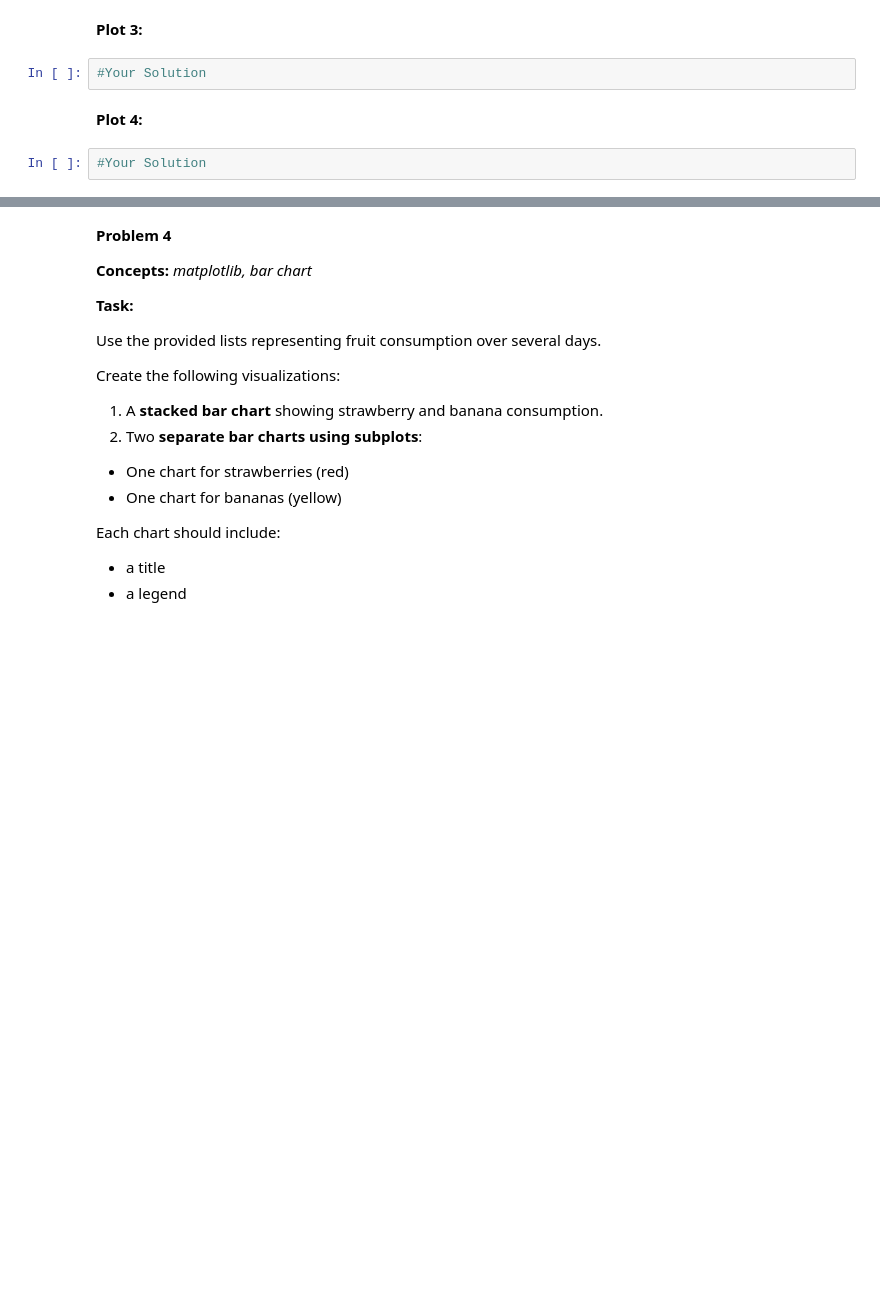
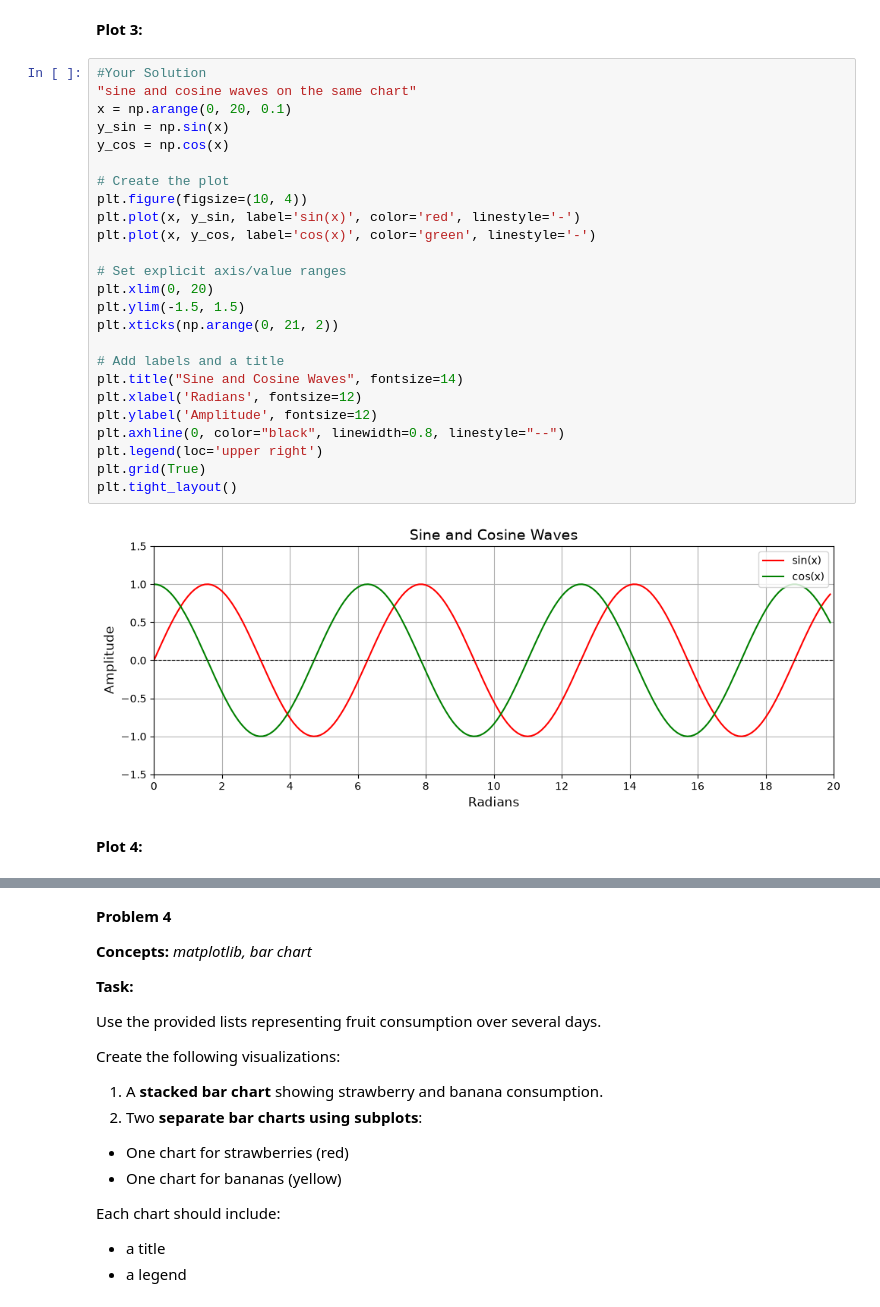
Before and after one commit to SerenaLim86/dx602-homework, a Jupyter notebook: week-09/homework.ipynb, the cells around one changed output, grey strips where cells are left out. Cells and saved outputs as stored; diff of their text form; blank space fills up the shorter version.

```diff
--- a/week-09/homework.ipynb
+++ b/week-09/homework.ipynb
@@ -138,8 +243,31 @@ Each chart should include a **title**, and the combined chart should include a *
 # %% [markdown]
 **Plot 3:**
-# %%
-#Your Solution
+# %%
+#Your Solution
+"sine and cosine waves on the same chart"
+x = np.arange(0, 20, 0.1)
+y_sin = np.sin(x)
+y_cos = np.cos(x)
+
+# Create the plot
+plt.figure(figsize=(10, 4))
+plt.plot(x, y_sin, label='sin(x)', color='red', linestyle='-')
+plt.plot(x, y_cos, label='cos(x)', color='green', linestyle='-')
+
+# Set explicit axis/value ranges
+plt.xlim(0, 20)
+plt.ylim(-1.5, 1.5)
+plt.xticks(np.arange(0, 21, 2))
+
+# Add labels and a title
+plt.title("Sine and Cosine Waves", fontsize=14)
+plt.xlabel('Radians', fontsize=12)
+plt.ylabel('Amplitude', fontsize=12)
+plt.axhline(0, color="black", linewidth=0.8, linestyle="--")
+plt.legend(loc='upper right')
+plt.grid(True)
+plt.tight_layout()
+# %% [output]
+[figure, added]
 # %% [markdown]
 **Plot 4:**
-# %%
-#Your Solution
```
Also changed, not shown: parts of 38 cells of this notebook.
